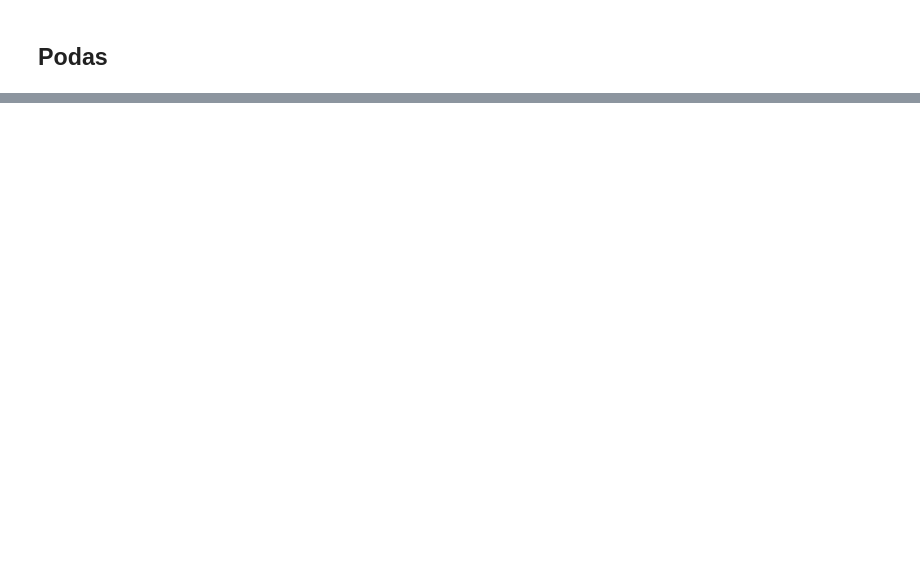
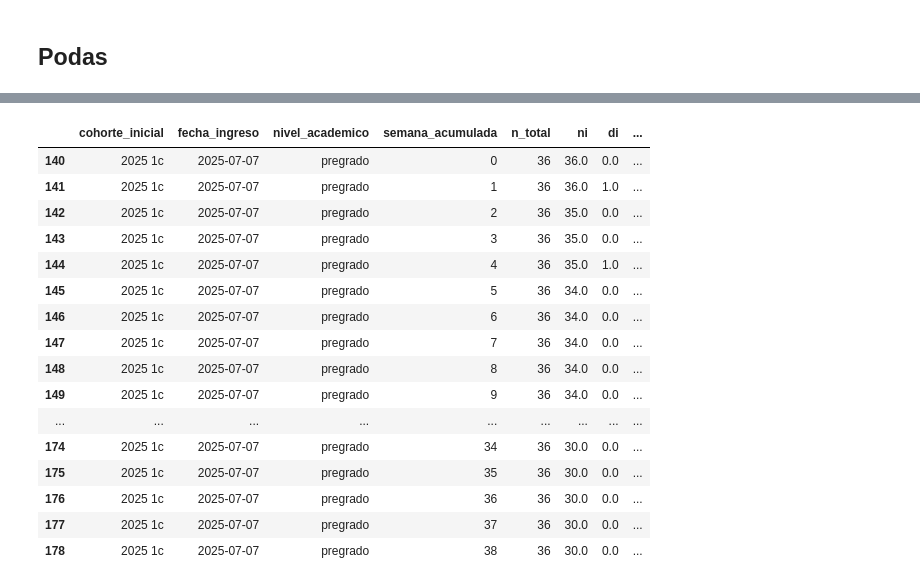
Before and after one commit to juanjimenez-design/central_perm_flow, a Jupyter notebook: notebooks/nb_cascadas_lifetables_survival.ipynb, the cells around one changed output, grey strips where cells are left out. Saved outputs shown, nothing was run; the diff lists cells and outputs as text; code cells hidden in the pictures; blank space fills up the shorter version.

```diff
--- a/notebooks/nb_cascadas_lifetables_survival.ipynb
+++ b/notebooks/nb_cascadas_lifetables_survival.ipynb
@@ -469,0 +520,5 @@ cascadas_semanal['et'] = cascadas_semanal['ai'] / (cascadas_semanal['nuevos']-ca
+# %%
+central_tabla_vida, censuras = calcular_km_y_eti_dinamico(
+    df = cascadas_semanal_podada_censuras.loc[:,columnas] ,
+    group_cols =  ['cohorte_inicial', 'fecha_ingreso',  'nivel_academico']
+)
@@ -469,0 +544,7 @@ cascadas_semanal['et'] = cascadas_semanal['ai'] / (cascadas_semanal['nuevos']-ca
+# %%
+mask_cohorte = central_tabla_vida['cohorte_inicial'] == '2025 1c'
+mask_nivel = central_tabla_vida['nivel_academico'] == 'pregrado'
+#mask_programa = central_tabla_vida['programa'] == 'auditoria y control'
+central_tabla_vida.loc[mask_cohorte & mask_nivel  ,['cohorte_inicial', 'fecha_ingreso',  'nivel_academico'] + ['semana_acumulada','n_total','ni', 'di','salidas_totales_cum', 'gi', 'engi', 'ci', 'ai', 'qi','pi',
+'km', 'km_se', 'km_ic_inf', 'km_ic_sup', 'eti']]
+# %% [output]
@@ -469,0 +552,17 @@ cascadas_semanal['et'] = cascadas_semanal['ai'] / (cascadas_semanal['nuevos']-ca
+|  | cohorte_inicial | fecha_ingreso | nivel_academico | semana_acumulada | n_total | ni | di | ... |
+| 140 | 2025 1c | 2025-07-07 | pregrado | 0 | 36 | 36.0 | 0.0 | ... |
+| 141 | 2025 1c | 2025-07-07 | pregrado | 1 | 36 | 36.0 | 1.0 | ... |
+| 142 | 2025 1c | 2025-07-07 | pregrado | 2 | 36 | 35.0 | 0.0 | ... |
+| 143 | 2025 1c | 2025-07-07 | pregrado | 3 | 36 | 35.0 | 0.0 | ... |
+| 144 | 2025 1c | 2025-07-07 | pregrado | 4 | 36 | 35.0 | 1.0 | ... |
+| 145 | 2025 1c | 2025-07-07 | pregrado | 5 | 36 | 34.0 | 0.0 | ... |
+| 146 | 2025 1c | 2025-07-07 | pregrado | 6 | 36 | 34.0 | 0.0 | ... |
+| 147 | 2025 1c | 2025-07-07 | pregrado | 7 | 36 | 34.0 | 0.0 | ... |
+| 148 | 2025 1c | 2025-07-07 | pregrado | 8 | 36 | 34.0 | 0.0 | ... |
+| 149 | 2025 1c | 2025-07-07 | pregrado | 9 | 36 | 34.0 | 0.0 | ... |
+| ... | ... | ... | ... | ... | ... | ... | ... | ... |
+| 174 | 2025 1c | 2025-07-07 | pregrado | 34 | 36 | 30.0 | 0.0 | ... |
+| 175 | 2025 1c | 2025-07-07 | pregrado | 35 | 36 | 30.0 | 0.0 | ... |
+| 176 | 2025 1c | 2025-07-07 | pregrado | 36 | 36 | 30.0 | 0.0 | ... |
+| 177 | 2025 1c | 2025-07-07 | pregrado | 37 | 36 | 30.0 | 0.0 | ... |
+| 178 | 2025 1c | 2025-07-07 | pregrado | 38 | 36 | 30.0 | 0.0 | ... |
```
Also changed, not shown: parts of 44 cells of this notebook, 1 other file.
